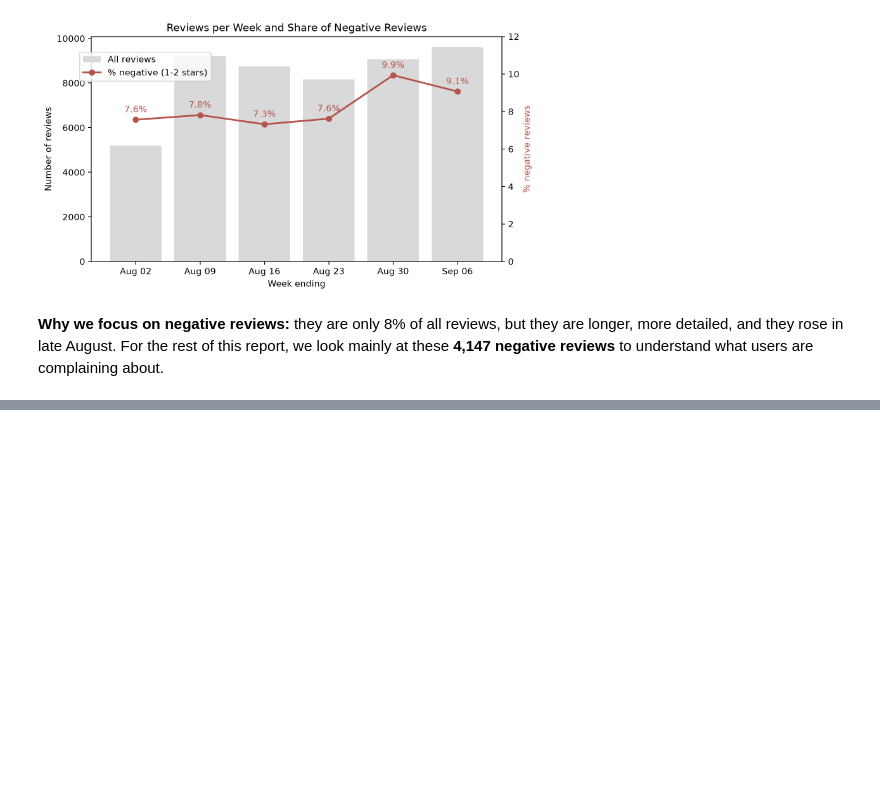
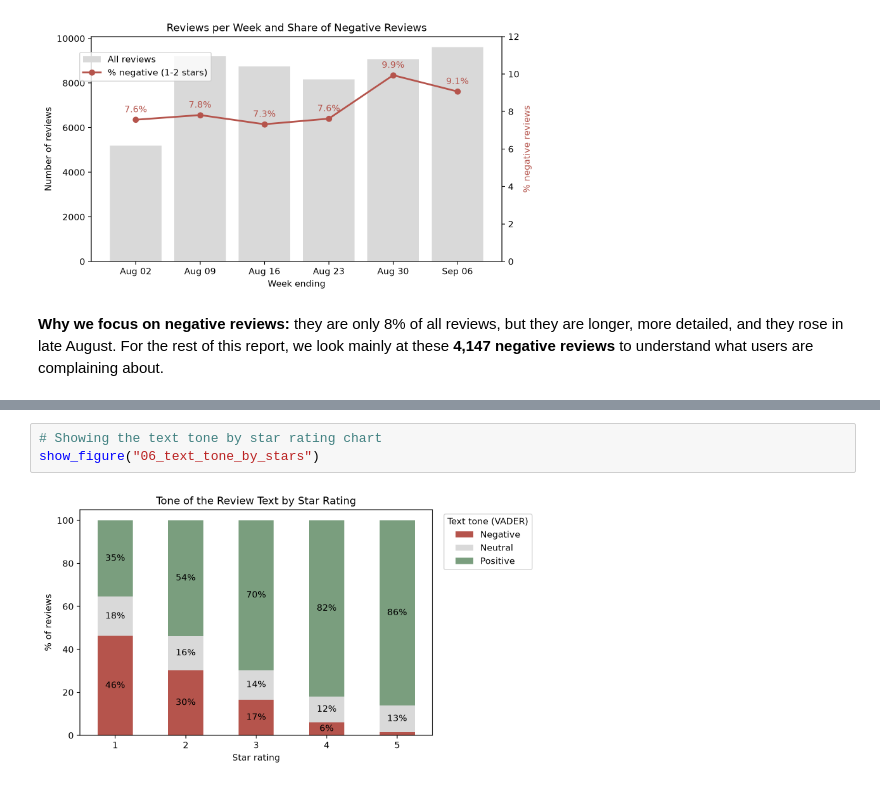
Before and after one commit to Teenna-Pachika/info4360-duolingo-reviews, a Jupyter notebook: notebooks/06_final_report.ipynb, the cells around one changed output, grey strips where cells are left out. Drawn from its saved outputs; the diff is of its cells as text; blank space fills up the shorter version.

```diff
--- a/notebooks/06_final_report.ipynb
+++ b/notebooks/06_final_report.ipynb
@@ -111,0 +156,5 @@ show_figure("02_reviews_over_time")
+# %%
+# Showing the text tone by star rating chart
+show_figure("06_text_tone_by_stars")
+# %% [output]
+[figure, added]
```
Also changed, not shown: parts of 9 cells of this notebook.
